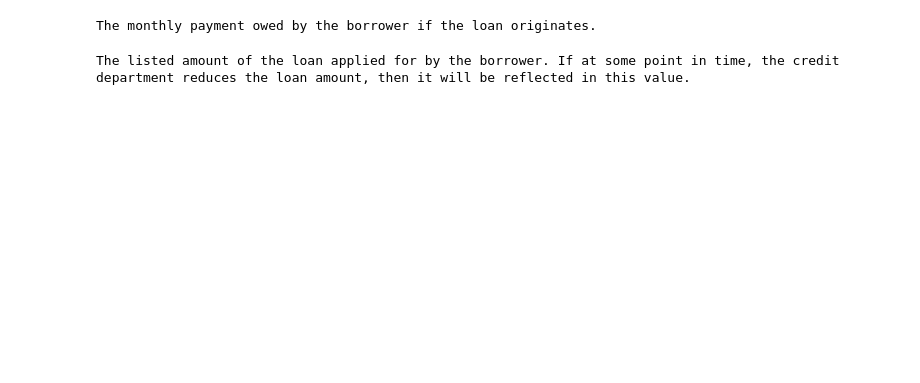
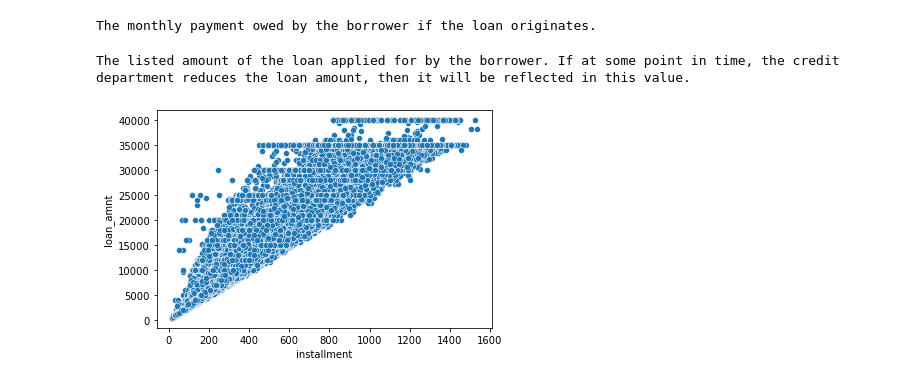
Before and after one commit to bdotbull/bb_learning_tf2_and_keras, a Jupyter notebook: topics/classification/classification_project.ipynb, the cells around one changed output. Saved outputs shown, nothing was run; the diff lists cells and outputs as text; code cells hidden in the pictures; blank space fills up the shorter version.

Commit message:
EDA on `loan_amnt`

```diff
--- a/topics/classification/classification_project.ipynb
+++ b/topics/classification/classification_project.ipynb
@@ -148,3 +148,7 @@ The monthly payment owed by the borrower if the loan originates.
 feat_info('loan_amnt')
 # %% [output]
 The listed amount of the loan applied for by the borrower. If at some point in time, the credit department reduces the loan amount, then it will be reflected in this value.
+# %%
+sns.scatterplot(x='installment', y='loan_amnt', data=df);
+# %% [output]
+[figure, added]
```
Also changed, not shown: parts of 5 cells of this notebook.
